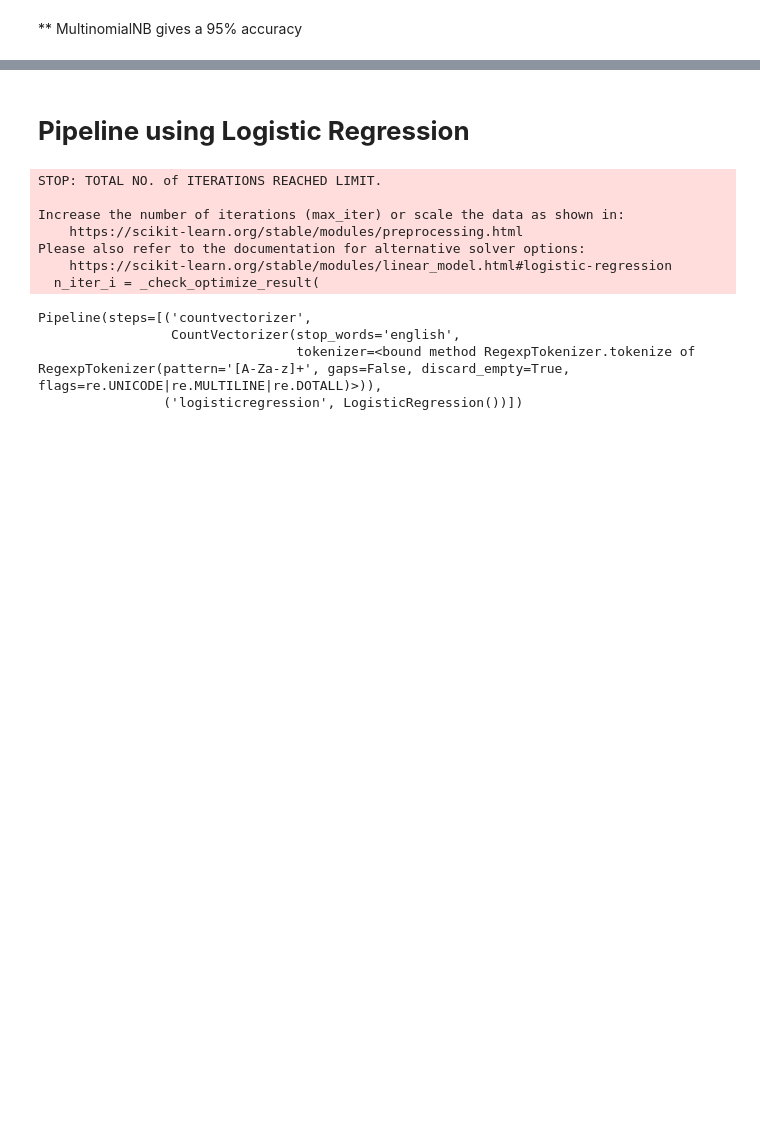
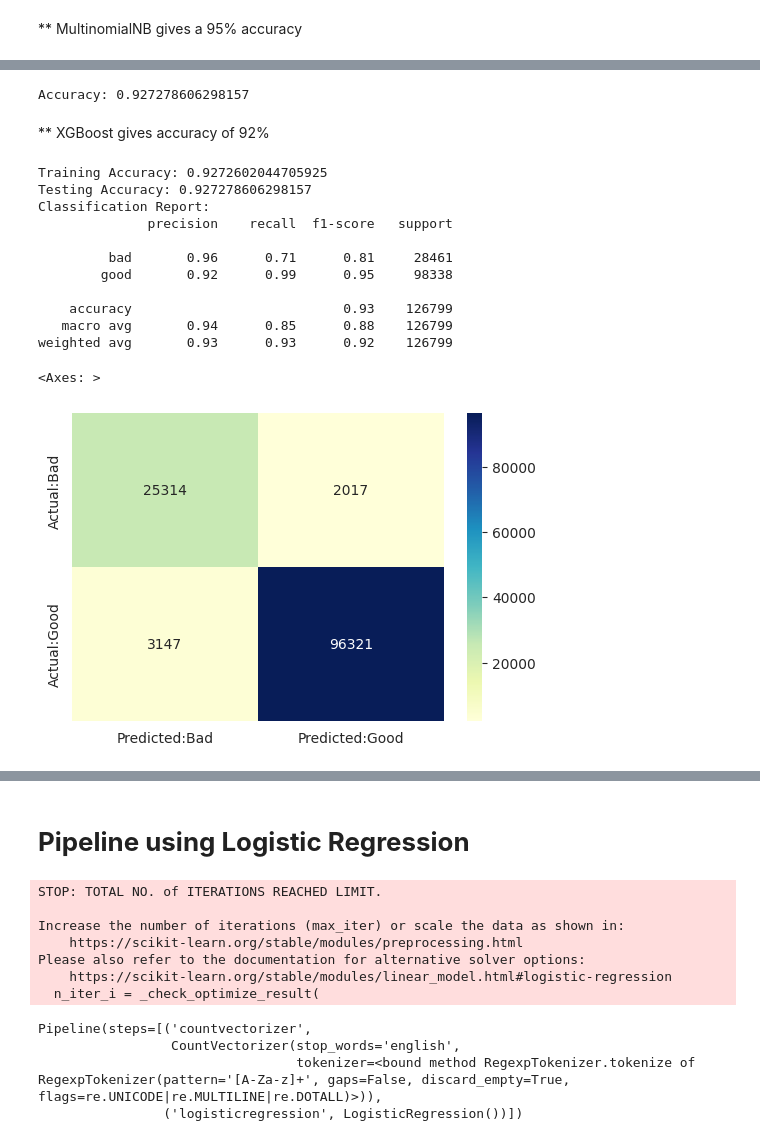
Before and after one commit to Kairos5106/data-science, a Jupyter notebook: test.ipynb, the cells around one changed output, grey strips where cells are left out. Cells and saved outputs as stored; diff of their text form; code cells hidden in the pictures; blank space fills up the shorter version.

```diff
--- a/test.ipynb
+++ b/test.ipynb
@@ -653,0 +672,10 @@ Confusion Matrix
+# %%
+from sklearn.preprocessing import LabelEncoder
+
+# Convert class labels ('bad' and 'good') into numeric format
+label_encoder = LabelEncoder()
+trainY_encoded = label_encoder.fit_transform(trainY)
+testY_encoded = label_encoder.transform(testY)
+# %%
+# Creating XGBoost classifier
+xgb = XGBClassifier()
@@ -653,0 +702,10 @@ Confusion Matrix
+# %%
+from sklearn.metrics import accuracy_score
+
+# Calculate the accuracy score
+xgb_score = accuracy_score(testY, y_pred)
+print('Accuracy:', xgb_score)
+# %% [output]
+Accuracy: 0.927278606298157
+# %% [markdown]
+** XGBoost gives accuracy of 92%
@@ -653,0 +714,36 @@ Confusion Matrix
+# %%
+# Calculate training accuracy
+train_accuracy = accuracy_score(trainY, label_encoder.inverse_transform(xgb.predict(trainX)))
+
+# Calculate testing accuracy
+test_accuracy = accuracy_score(testY, y_pred)
+
+# Print training and testing accuracy
+print(f"Training Accuracy: {train_accuracy}")
+print(f"Testing Accuracy: {test_accuracy}")
+
+# Generate confusion matrix
+conf_mat = confusion_matrix(testY, y_pred)
+
+# Print classification report
+# Print classification report
+print("Classification Report:")
+print(classification_report(testY, y_pred))
+
+# Plot confusion matrix
+plt.figure(figsize=(6,4))
+sns.heatmap(con_mat, annot = True,fmt='d',cmap="YlGnBu")
+# %% [output]
+Training Accuracy: 0.9272602044705925
+Testing Accuracy: 0.927278606298157
+Classification Report:
+              precision    recall  f1-score   support
+
+         bad       0.96      0.71      0.81     28461
+        good       0.92      0.99      0.95     98338
+
+    accuracy                           0.93    126799
+   macro avg       0.94      0.85      0.88    126799
+weighted avg       0.93      0.93      0.92    126799
+<Axes: >
+[figure, added]
```
Also changed, not shown: parts of 33 cells of this notebook.
